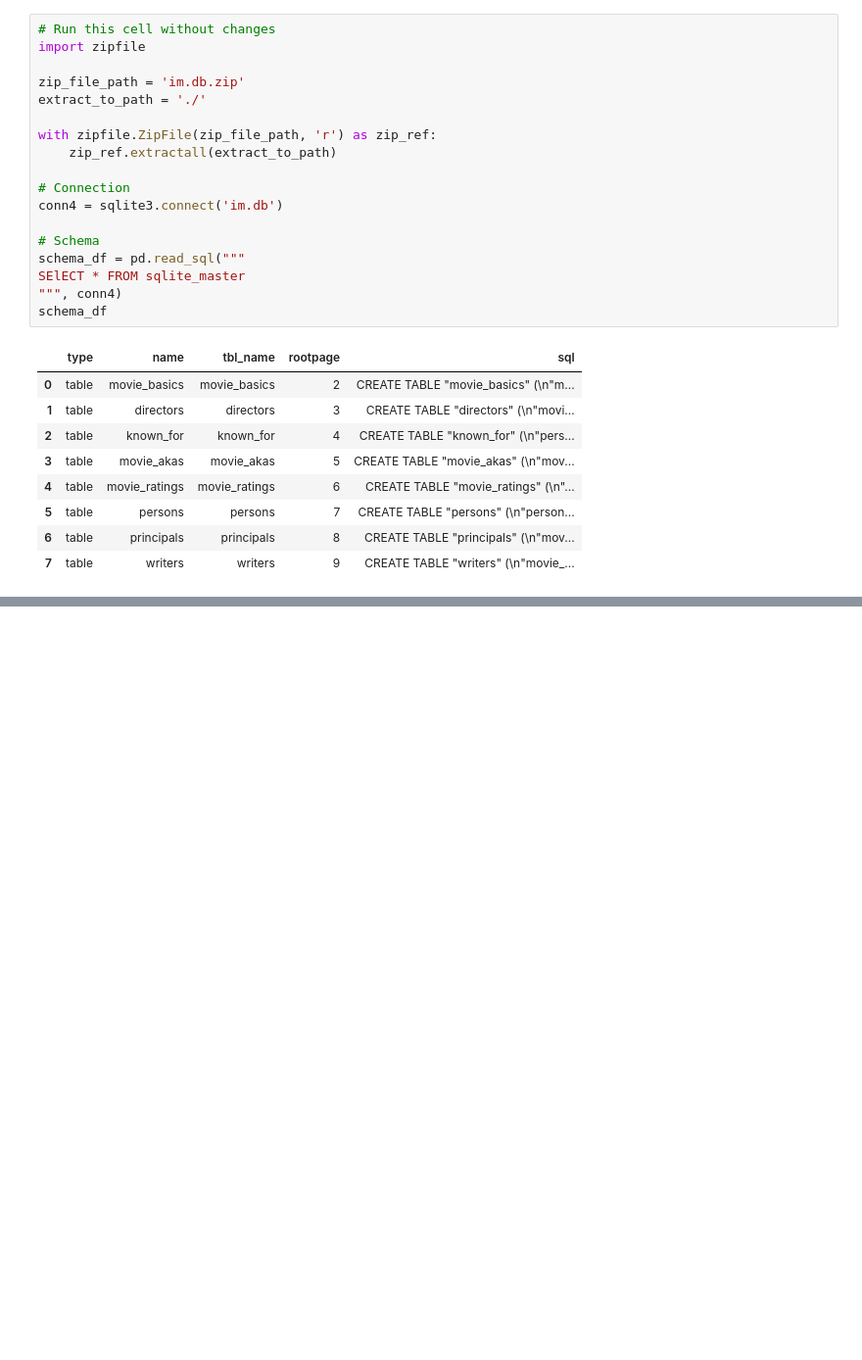
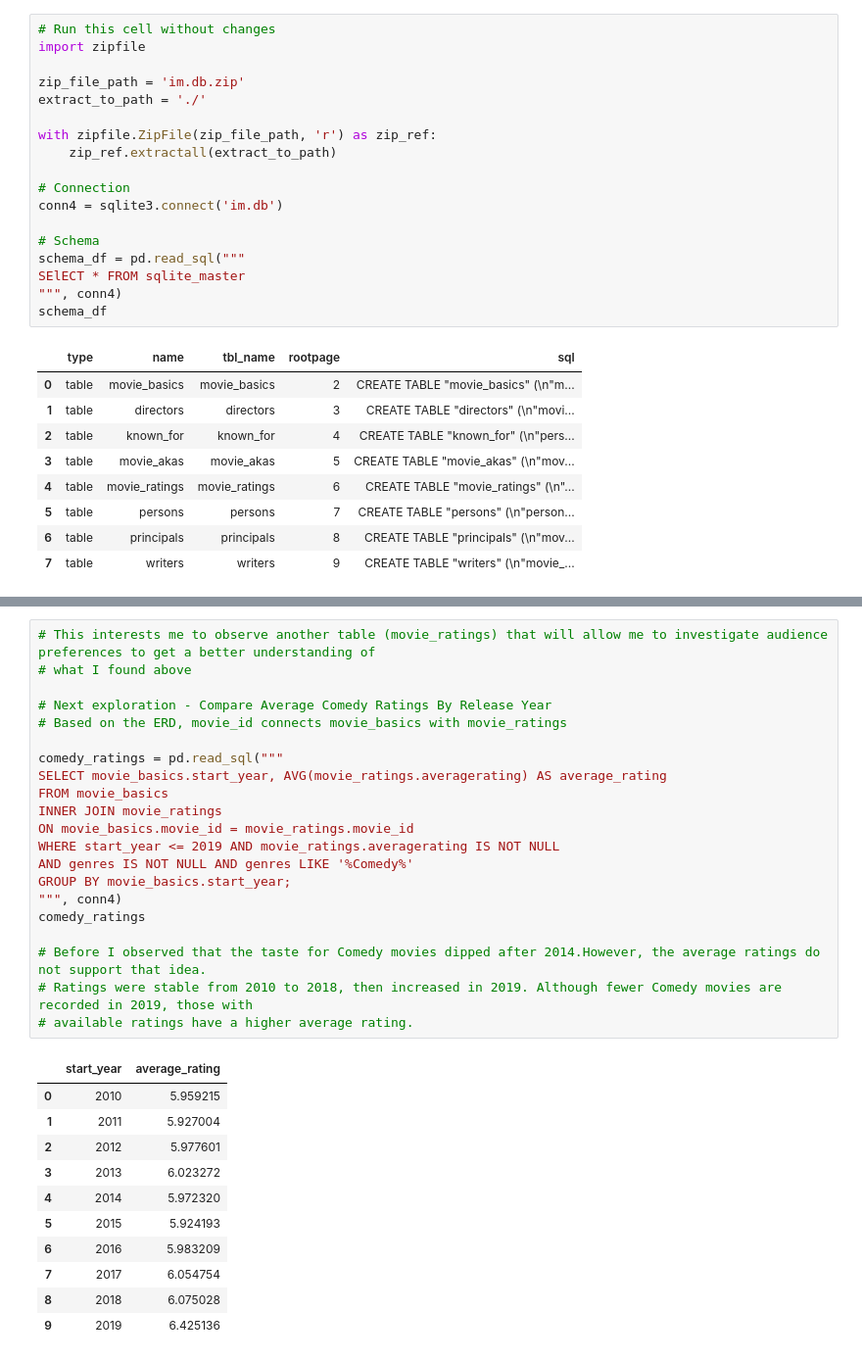
Before and after one commit to AmirAden15/dsc-sql-summative-lab, a Jupyter notebook: SQLSummativeLab.ipynb, the cells around one changed output, grey strips where cells are left out. Shown at 98% size. Cells and saved outputs as stored; diff of their text form; blank space fills up the shorter version.

```diff
--- a/SQLSummativeLab.ipynb
+++ b/SQLSummativeLab.ipynb
@@ -417,0 +480,33 @@ None
+# %%
+# This interests me to observe another table (movie_ratings) that will allow me to investigate audience preferences to get a better understanding of
+# what I found above
+
+# Next exploration - Compare Average Comedy Ratings By Release Year
+# Based on the ERD, movie_id connects movie_basics with movie_ratings
+
+comedy_ratings = pd.read_sql("""
+SELECT movie_basics.start_year, AVG(movie_ratings.averagerating) AS average_rating
+FROM movie_basics
+INNER JOIN movie_ratings
+ON movie_basics.movie_id = movie_ratings.movie_id
+WHERE start_year <= 2019 AND movie_ratings.averagerating IS NOT NULL
+AND genres IS NOT NULL AND genres LIKE '%Comedy%'
+GROUP BY movie_basics.start_year;
+""", conn4)
+comedy_ratings
+
+# Before I observed that the taste for Comedy movies dipped after 2014.However, the average ratings do not support that idea.
+# Ratings were stable from 2010 to 2018, then increased in 2019. Although fewer Comedy movies are recorded in 2019, those with
+# available ratings have a higher average rating.
+# %% [output]
+|  | start_year | average_rating |
+| 0 | 2010 | 5.959215 |
+| 1 | 2011 | 5.927004 |
+| 2 | 2012 | 5.977601 |
+| 3 | 2013 | 6.023272 |
+| 4 | 2014 | 5.972320 |
+| 5 | 2015 | 5.924193 |
+| 6 | 2016 | 5.983209 |
+| 7 | 2017 | 6.054754 |
+| 8 | 2018 | 6.075028 |
+| 9 | 2019 | 6.425136 |
```
Also changed, not shown: parts of 7 cells of this notebook.
